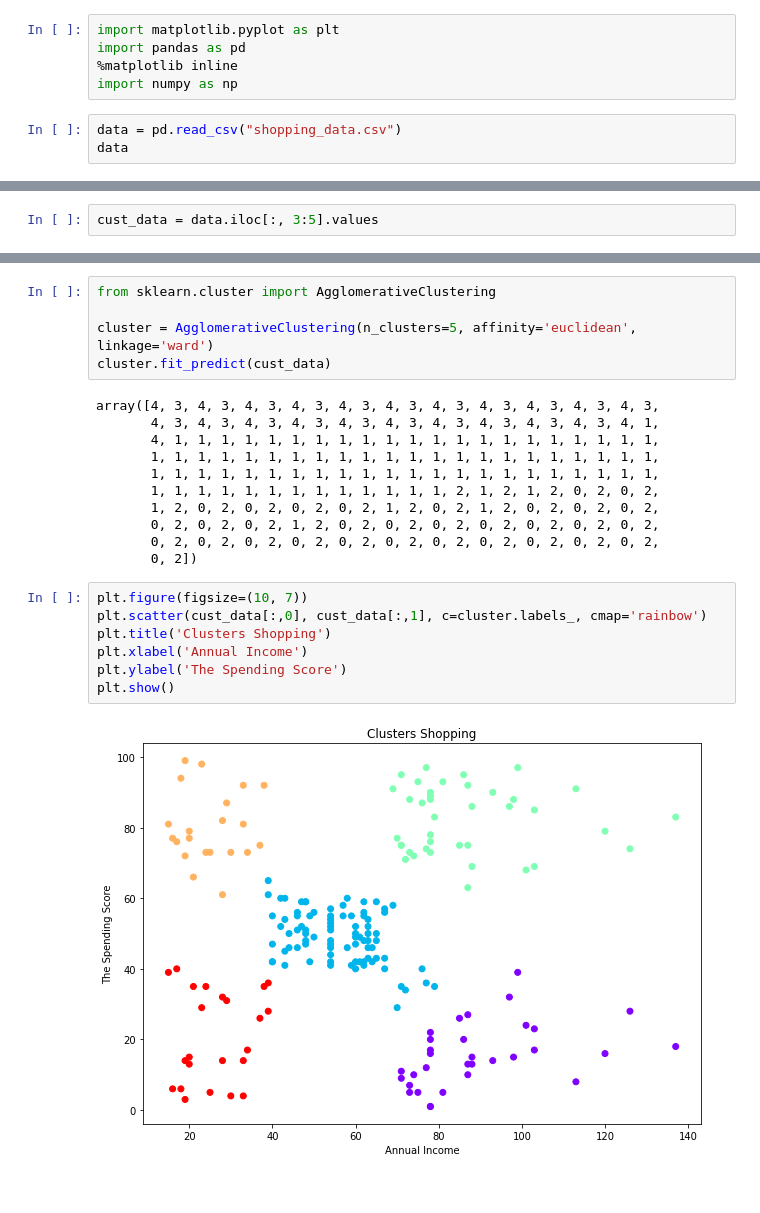
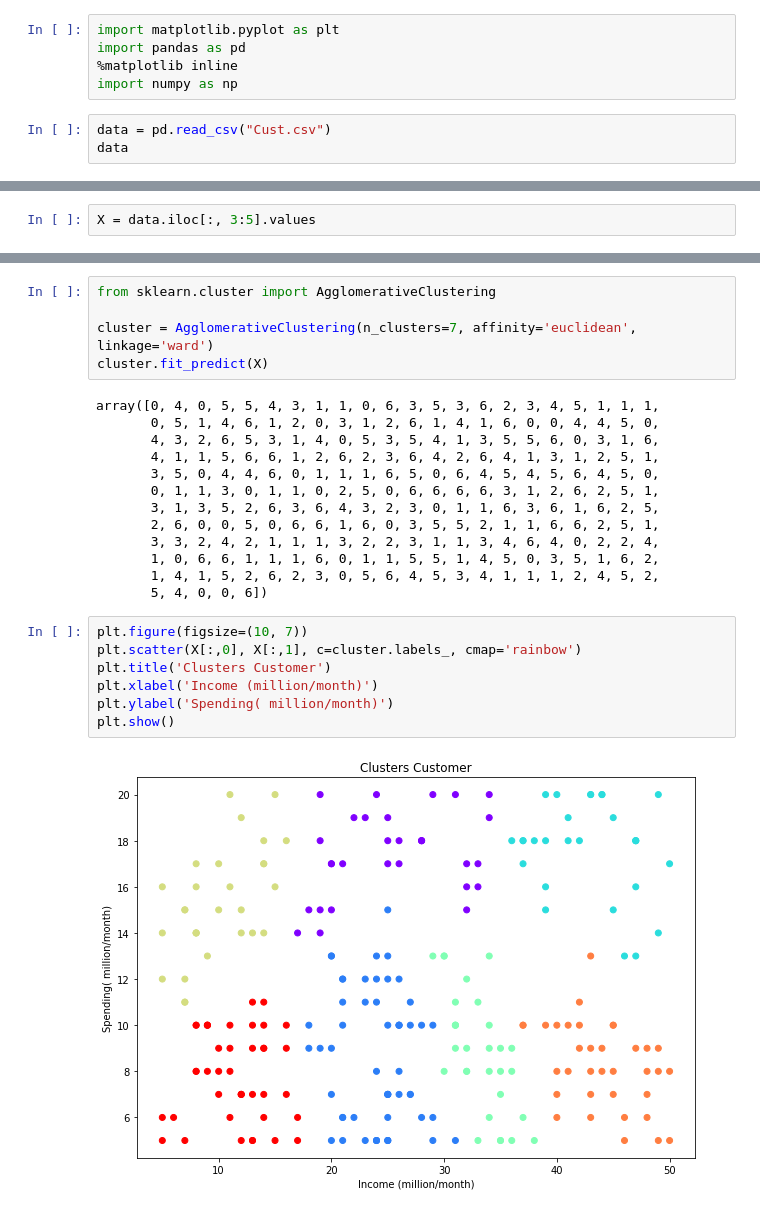
Before and after one commit to lawakobadu/Kelompok-1-APM, a Jupyter notebook: Hierarchical_Clustering.ipynb, the cells around one changed output, grey strips where cells are left out. Saved outputs shown, nothing was run; the diff lists cells and outputs as text.

```diff
--- a/Hierarchical_Clustering.ipynb
+++ b/Hierarchical_Clustering.ipynb
@@ -6,6 +6,6 @@ import pandas as pd
 %matplotlib inline
 import numpy as np
 # %%
-data = pd.read_csv("shopping_data.csv")
+data = pd.read_csv("Cust.csv")
 data
 # %% [output]
@@ -25,5 +25,5 @@ data
 # %%
-cust_data = data.iloc[:, 3:5].values
+X = data.iloc[:, 3:5].values
 # %%
 import scipy.cluster.hierarchy as shc
 
@@ -35,25 +35,27 @@ dend = shc.dendrogram(shc.linkage(cust_data, method='ward'))
 # %%
 from sklearn.cluster import AgglomerativeClustering
 
-cluster = AgglomerativeClustering(n_clusters=5, affinity='euclidean', linkage='ward')
-cluster.fit_predict(cust_data)
+cluster = AgglomerativeClustering(n_clusters=7, affinity='euclidean', linkage='ward')
+cluster.fit_predict(X)
 # %% [output]
-array([4, 3, 4, 3, 4, 3, 4, 3, 4, 3, 4, 3, 4, 3, 4, 3, 4, 3, 4, 3, 4, 3,
-       4, 3, 4, 3, 4, 3, 4, 3, 4, 3, 4, 3, 4, 3, 4, 3, 4, 3, 4, 3, 4, 1,
-       4, 1, 1, 1, 1, 1, 1, 1, 1, 1, 1, 1, 1, 1, 1, 1, 1, 1, 1, 1, 1, 1,
-       1, 1, 1, 1, 1, 1, 1, 1, 1, 1, 1, 1, 1, 1, 1, 1, 1, 1, 1, 1, 1, 1,
-       1, 1, 1, 1, 1, 1, 1, 1, 1, 1, 1, 1, 1, 1, 1, 1, 1, 1, 1, 1, 1, 1,
-       1, 1, 1, 1, 1, 1, 1, 1, 1, 1, 1, 1, 1, 2, 1, 2, 1, 2, 0, 2, 0, 2,
-       1, 2, 0, 2, 0, 2, 0, 2, 0, 2, 1, 2, 0, 2, 1, 2, 0, 2, 0, 2, 0, 2,
-       0, 2, 0, 2, 0, 2, 1, 2, 0, 2, 0, 2, 0, 2, 0, 2, 0, 2, 0, 2, 0, 2,
-       0, 2, 0, 2, 0, 2, 0, 2, 0, 2, 0, 2, 0, 2, 0, 2, 0, 2, 0, 2, 0, 2,
-       0, 2])
+array([0, 4, 0, 5, 5, 4, 3, 1, 1, 0, 6, 3, 5, 3, 6, 2, 3, 4, 5, 1, 1, 1,
+       0, 5, 1, 4, 6, 1, 2, 0, 3, 1, 2, 6, 1, 4, 1, 6, 0, 0, 4, 4, 5, 0,
+       4, 3, 2, 6, 5, 3, 1, 4, 0, 5, 3, 5, 4, 1, 3, 5, 5, 6, 0, 3, 1, 6,
+       4, 1, 1, 5, 6, 6, 1, 2, 6, 2, 3, 6, 4, 2, 6, 4, 1, 3, 1, 2, 5, 1,
+       3, 5, 0, 4, 4, 6, 0, 1, 1, 1, 6, 5, 0, 6, 4, 5, 4, 5, 6, 4, 5, 0,
+       0, 1, 1, 3, 0, 1, 1, 0, 2, 5, 0, 6, 6, 6, 6, 3, 1, 2, 6, 2, 5, 1,
+       3, 1, 3, 5, 2, 6, 3, 6, 4, 3, 2, 3, 0, 1, 1, 6, 3, 6, 1, 6, 2, 5,
+       2, 6, 0, 0, 5, 0, 6, 6, 1, 6, 0, 3, 5, 5, 2, 1, 1, 6, 6, 2, 5, 1,
+       3, 3, 2, 4, 2, 1, 1, 1, 3, 2, 2, 3, 1, 1, 3, 4, 6, 4, 0, 2, 2, 4,
+       1, 0, 6, 6, 1, 1, 1, 6, 0, 1, 1, 5, 5, 1, 4, 5, 0, 3, 5, 1, 6, 2,
+       1, 4, 1, 5, 2, 6, 2, 3, 0, 5, 6, 4, 5, 3, 4, 1, 1, 1, 2, 4, 5, 2,
+       5, 4, 0, 0, 6])
 # %%
 plt.figure(figsize=(10, 7))
-plt.scatter(cust_data[:,0], cust_data[:,1], c=cluster.labels_, cmap='rainbow')
-plt.title('Clusters Shopping')
-plt.xlabel('Annual Income')
-plt.ylabel('The Spending Score')
+plt.scatter(X[:,0], X[:,1], c=cluster.labels_, cmap='rainbow')
+plt.title('Clusters Customer')
+plt.xlabel('Income (million/month)')
+plt.ylabel('Spending( million/month)')
 plt.show()
 # %% [output]
-[figure, old version]
+[figure, new version]
```
Also changed, not shown: parts of 2 cells of this notebook.
